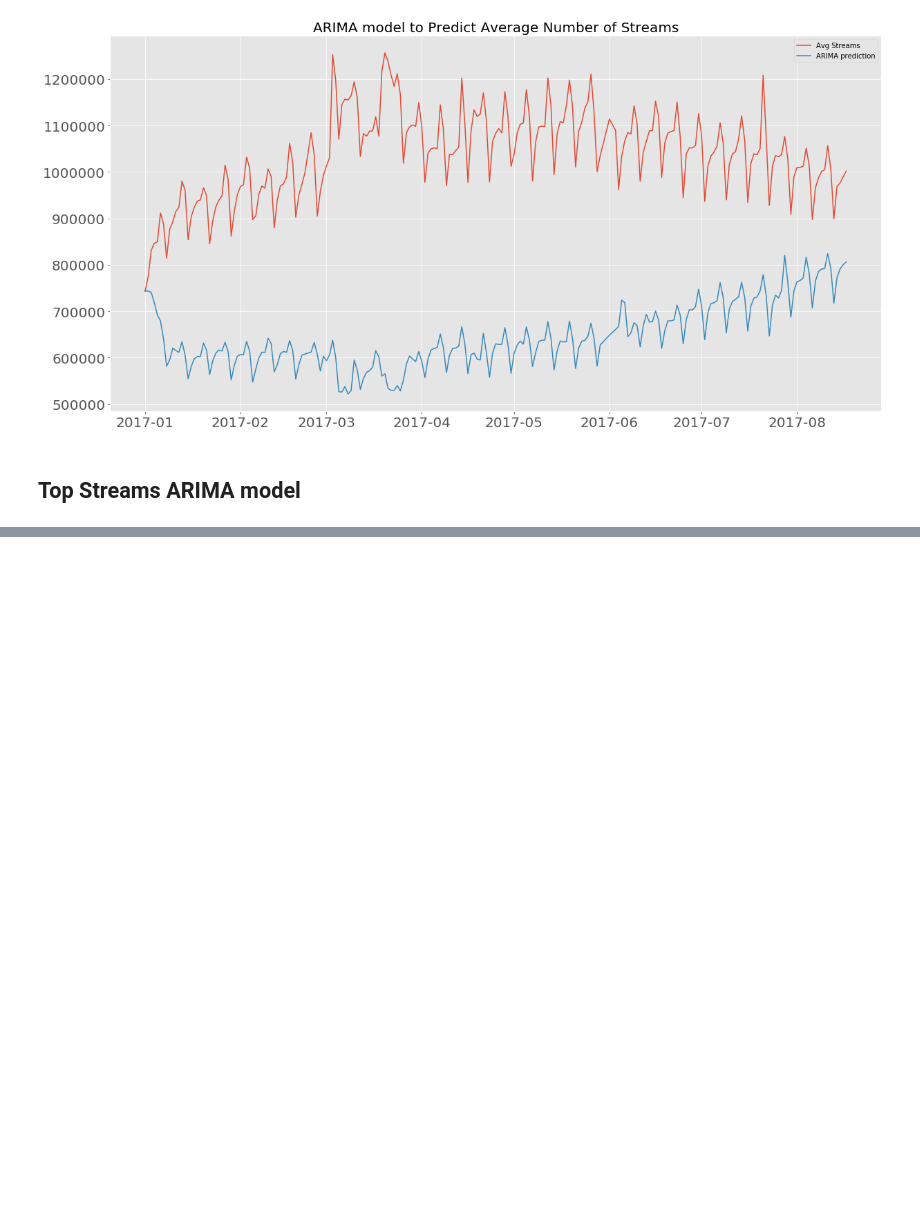
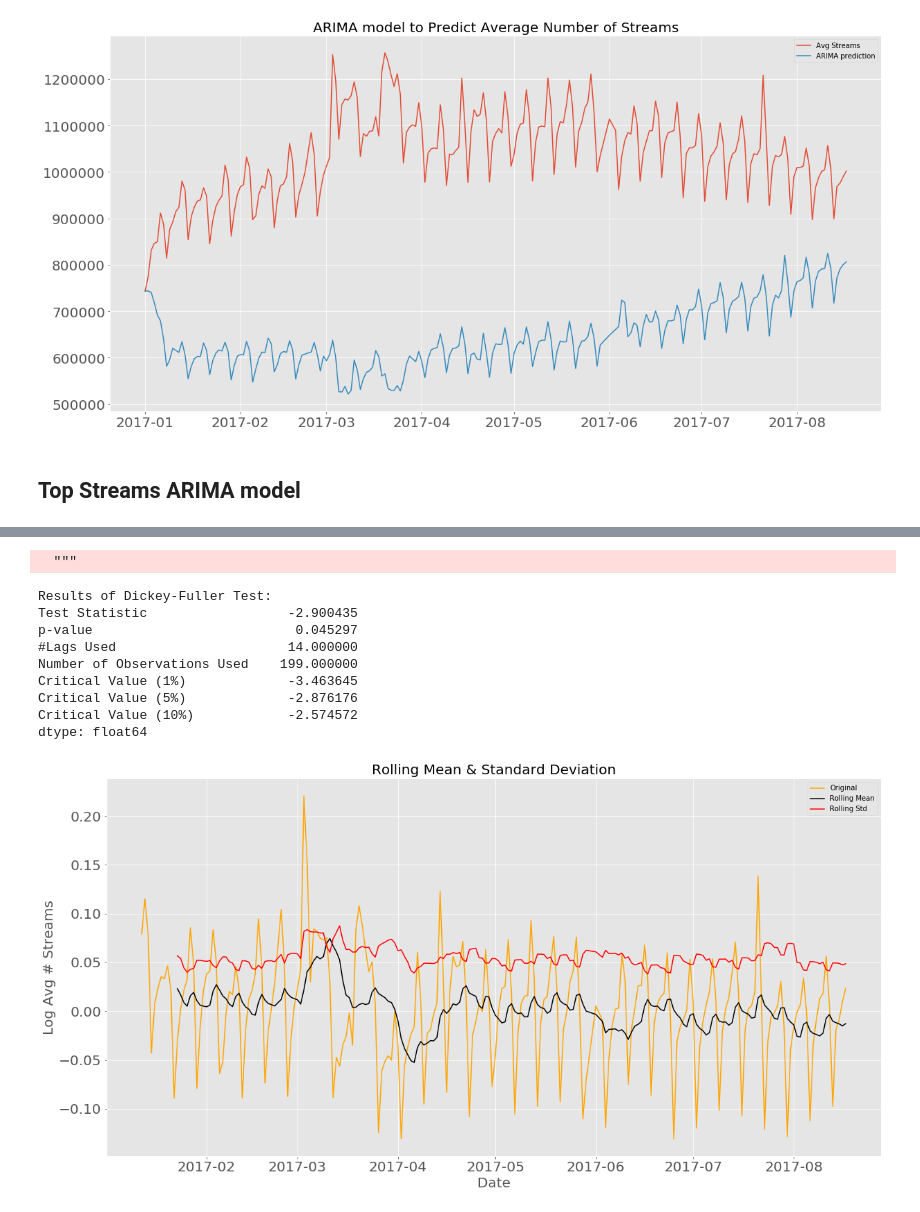
Before and after one commit to maxgrossenbacher/Forecasting_daily_spotify_streams, a Jupyter notebook: src/Spotify_Time_Series.ipynb, the cells around one changed output, grey strips where cells are left out. Drawn from its saved outputs; the diff is of its cells as text; code cells hidden in the pictures; blank space fills up the shorter version.

```diff
--- a/src/Spotify_Time_Series.ipynb
+++ b/src/Spotify_Time_Series.ipynb
@@ -610,0 +633,16 @@ RMSE: nan
+# %%
+spotify_total_streams_log_mean_diff = spotify_total_streams_log - spotify_total_streams_rolmean
+spotify_total_streams_log_mean_diff.dropna(inplace=True)
+spotify_total_streams_rolmean = test_stationarity(spotify_total_streams_log_mean_diff)
+# %% [output]
+  """
+Results of Dickey-Fuller Test:
+Test Statistic                  -2.900435
+p-value                          0.045297
+#Lags Used                      14.000000
+Number of Observations Used    199.000000
+Critical Value (1%)             -3.463645
+Critical Value (5%)             -2.876176
+Critical Value (10%)            -2.574572
+dtype: float64
+[figure, added]
```
Also changed, not shown: parts of 17 cells of this notebook.
